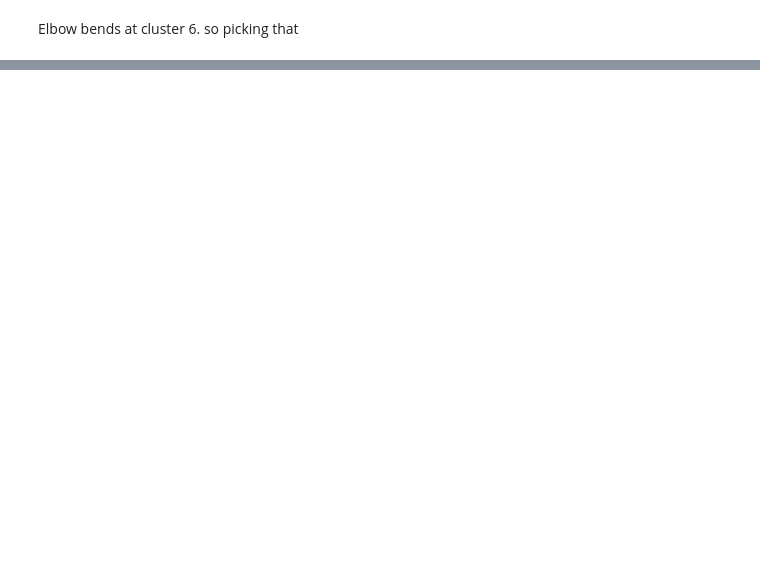
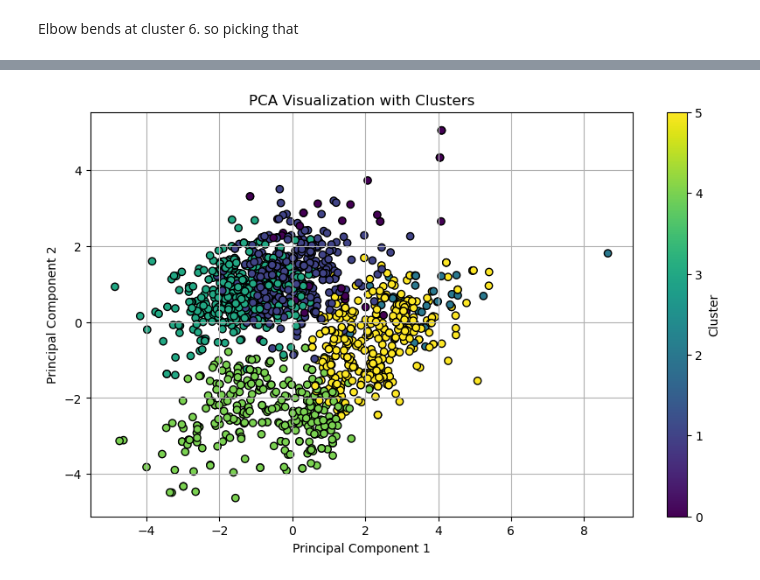
Before and after one commit to Harshan-Kurapati/RedWine, a Jupyter notebook: Untitled.ipynb, the cells around one changed output, grey strips where cells are left out. Saved outputs shown, nothing was run; the diff lists cells and outputs as text; code cells hidden in the pictures; blank space fills up the shorter version.

```diff
--- a/Untitled.ipynb
+++ b/Untitled.ipynb
@@ -122,0 +141,15 @@ plt.show()
+# %%
+pca = PCA(n_components = 4)
+pca_data = pca.fit_transform(scaled_df)
+
+for k in range(2, 10):
+    KMeans_pca = KMeans(n_clusters = k, n_init = 10, random_state = 42)
+    labels_pca = KMeans_pca.fit_predict(pca_data)
+    score = silhouette_score(pca_data, labels_pca)
+    print(f"score : {score}, clusters :{k}")
+
+
+
+KMeans_pca = KMeans(n_clusters = 4, n_init = 10, random_state = 42)
+labels_pca = KMeans_pca.fit_predict(pca_data)
+centroids_pca = KMeans_pca.cluster_centers_
@@ -122,0 +178,12 @@ plt.show()
+# %%
+# Visualize PCA components with clustering results
+plt.figure(figsize=(10, 6))
+plt.scatter(pca_data[:, 0], pca_data[:, 1], c=label, cmap='viridis', edgecolor='k')
+plt.xlabel('Principal Component 1')
+plt.ylabel('Principal Component 2')
+plt.title('PCA Visualization with Clusters')
+plt.grid(True)
+plt.colorbar(label='Cluster')
+plt.show()
+# %% [output]
+[figure, added]
```
Also changed, not shown: parts of 21 cells of this notebook.
